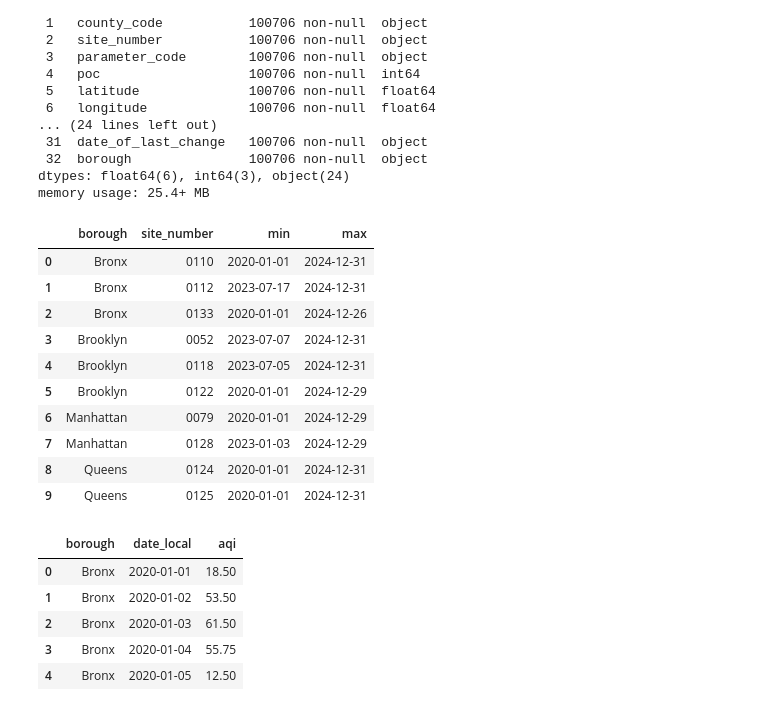
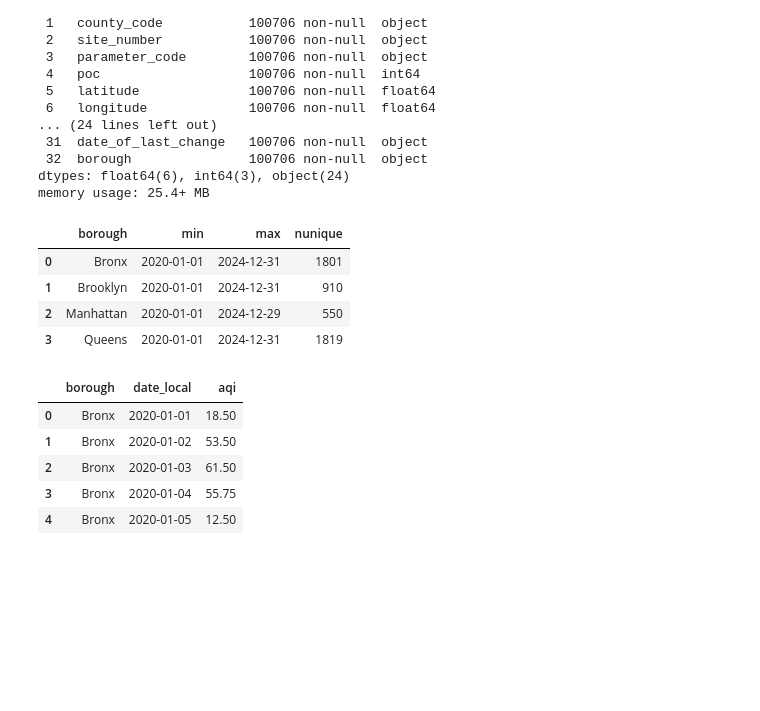
Before and after one commit to iherman10/aqi_geo_experiments, a Jupyter notebook: analysis.ipynb, the cells around one changed output. Cells and saved outputs as stored; diff of their text form; code cells hidden in the pictures; blank space fills up the shorter version.

Commit message:
Start EDA for site level NY data

```diff
--- a/analysis.ipynb
+++ b/analysis.ipynb
@@ -557,29 +557,26 @@ memory usage: 25.4+ MB
 # %%
 # Check and clean daily site data
 
 # How many boroughs? 4
 daily_pm25_ny['borough'].nunique()
 
 # How much data for each site? More than 1k rows at the very least, we're fine
 daily_pm25_ny.groupby(['borough', 'site_number'])['aqi'].count().reset_index().sort_values(['borough', 'aqi'])
 
 # How many days of data for each site? Seems that many sites have partial data
 daily_pm25_ny.groupby(['borough', 'site_number'])['date_local'].nunique()/5
 
 # Check cutoff dates for each site. We still have coverage across all 5 years despite partial data.
 daily_pm25_ny.groupby(['borough', 'site_number'])['date_local'].agg(['min', 'max']).reset_index().sort_values('borough')
+
+# Check cutoff dates for each borough
+daily_pm25_ny.groupby(['borough'])['date_local'].agg(['min', 'max', 'nunique']).reset_index().sort_values('borough')
 # %% [output]
-|  | borough | site_number | min | max |
-| 0 | Bronx | 0110 | 2020-01-01 | 2024-12-31 |
-| 1 | Bronx | 0112 | 2023-07-17 | 2024-12-31 |
-| 2 | Bronx | 0133 | 2020-01-01 | 2024-12-26 |
-| 3 | Brooklyn | 0052 | 2023-07-07 | 2024-12-31 |
-| 4 | Brooklyn | 0118 | 2023-07-05 | 2024-12-31 |
-| 5 | Brooklyn | 0122 | 2020-01-01 | 2024-12-29 |
-| 6 | Manhattan | 0079 | 2020-01-01 | 2024-12-29 |
-| 7 | Manhattan | 0128 | 2023-01-03 | 2024-12-29 |
-| 8 | Queens | 0124 | 2020-01-01 | 2024-12-31 |
-| 9 | Queens | 0125 | 2020-01-01 | 2024-12-31 |
+|  | borough | min | max | nunique |
+| 0 | Bronx | 2020-01-01 | 2024-12-31 | 1801 |
+| 1 | Brooklyn | 2020-01-01 | 2024-12-31 | 910 |
+| 2 | Manhattan | 2020-01-01 | 2024-12-29 | 550 |
+| 3 | Queens | 2020-01-01 | 2024-12-31 | 1819 |
 # %%
 # Create final site-level dataset
 
```
Also changed, not shown: parts of 9 cells of this notebook.
